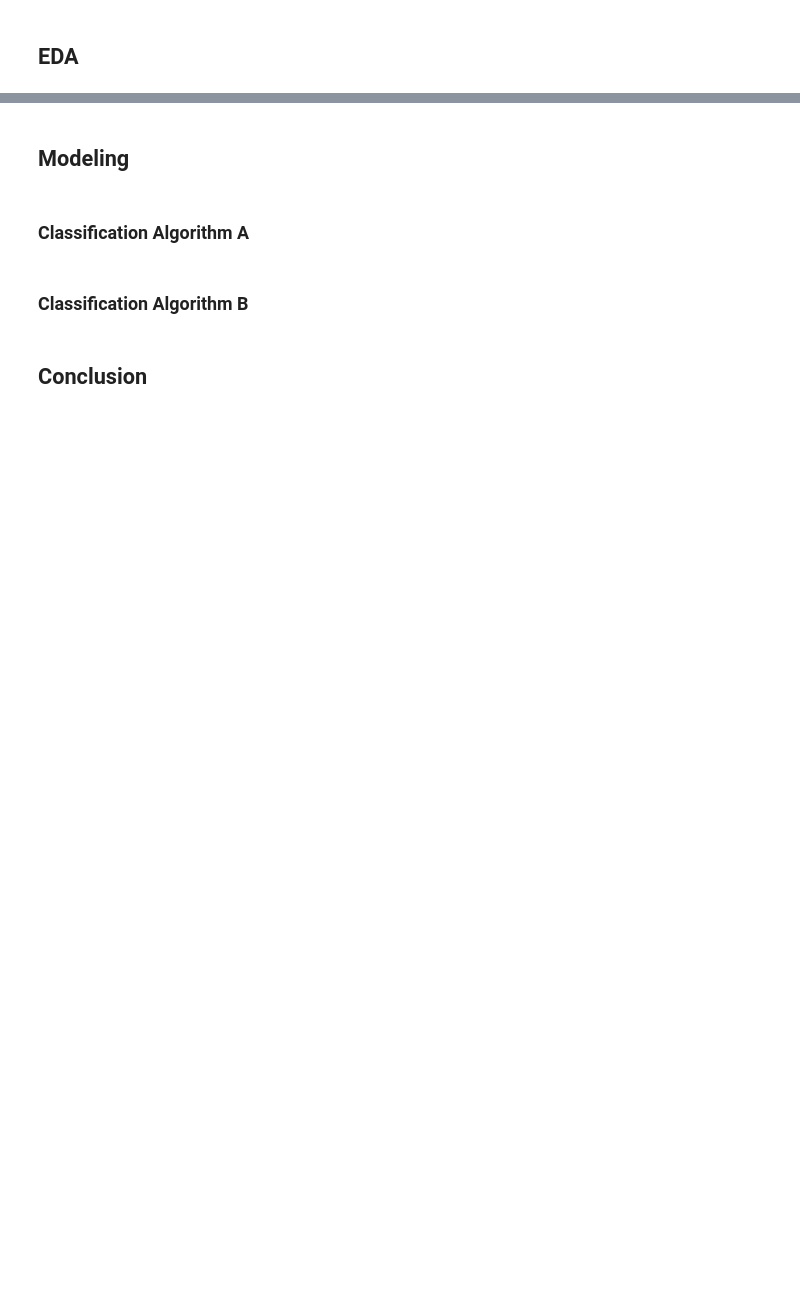
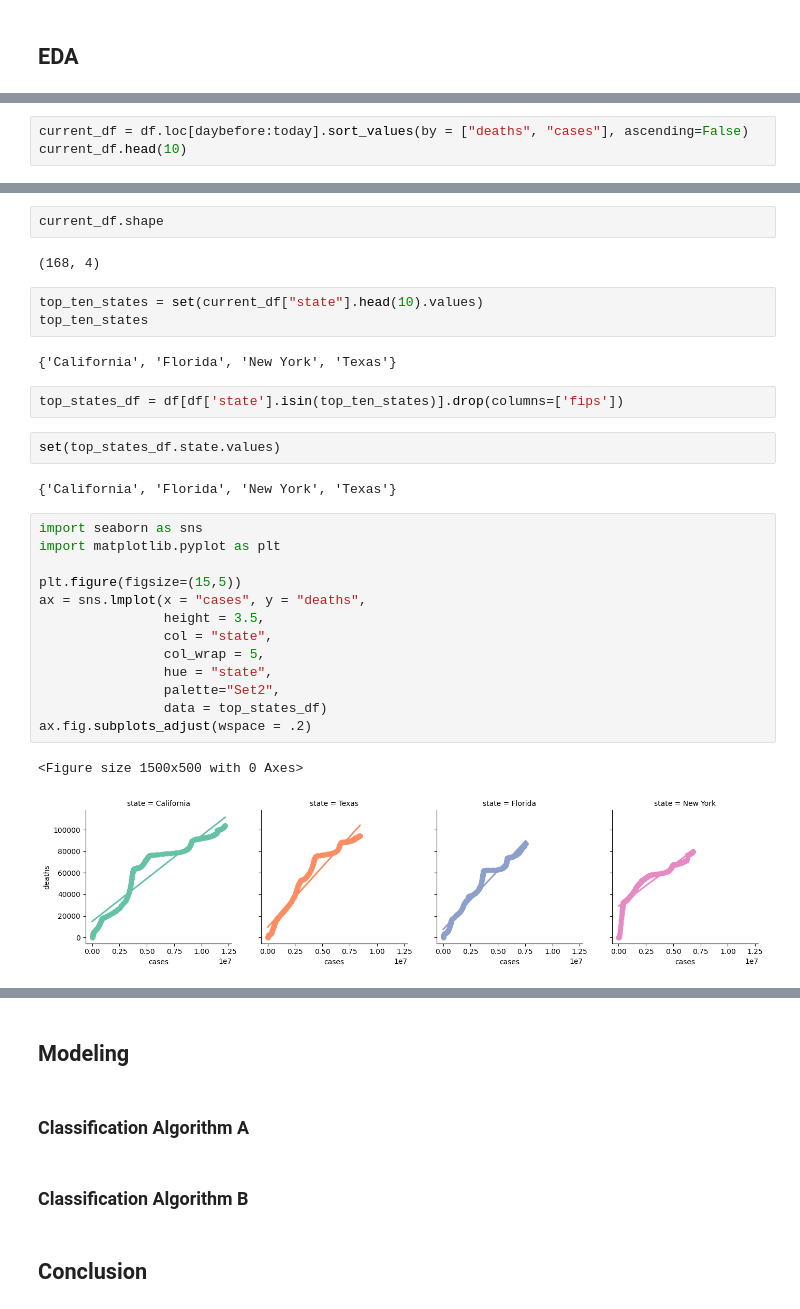
Before and after one commit to AnkitG0204/DataScience-Demo-2026, a Jupyter notebook: Data_science_notbeook.ipynb, the cells around one changed output, grey strips where cells are left out. Cells and saved outputs as stored; diff of their text form; blank space fills up the shorter version.

```diff
--- a/Data_science_notbeook.ipynb
+++ b/Data_science_notbeook.ipynb
@@ -6,0 +99,3 @@
+# %%
+current_df = df.loc[daybefore:today].sort_values(by = ["deaths", "cases"], ascending=False)
+current_df.head(10)
@@ -6,0 +115,31 @@
+# %%
+current_df.shape
+# %% [output]
+(168, 4)
+# %%
+top_ten_states = set(current_df["state"].head(10).values)
+top_ten_states
+# %% [output]
+{'California', 'Florida', 'New York', 'Texas'}
+# %%
+top_states_df = df[df['state'].isin(top_ten_states)].drop(columns=['fips'])
+# %%
+set(top_states_df.state.values)
+# %% [output]
+{'California', 'Florida', 'New York', 'Texas'}
+# %%
+import seaborn as sns
+import matplotlib.pyplot as plt
+
+plt.figure(figsize=(15,5))
+ax = sns.lmplot(x = "cases", y = "deaths",
+                height = 3.5,
+                col = "state",
+                col_wrap = 5,
+                hue = "state",
+                palette="Set2",
+                data = top_states_df)
+ax.fig.subplots_adjust(wspace = .2)
+# %% [output]
+<Figure size 1500x500 with 0 Axes>
+[figure, added]
```
Also changed, not shown: parts of 21 cells of this notebook.
